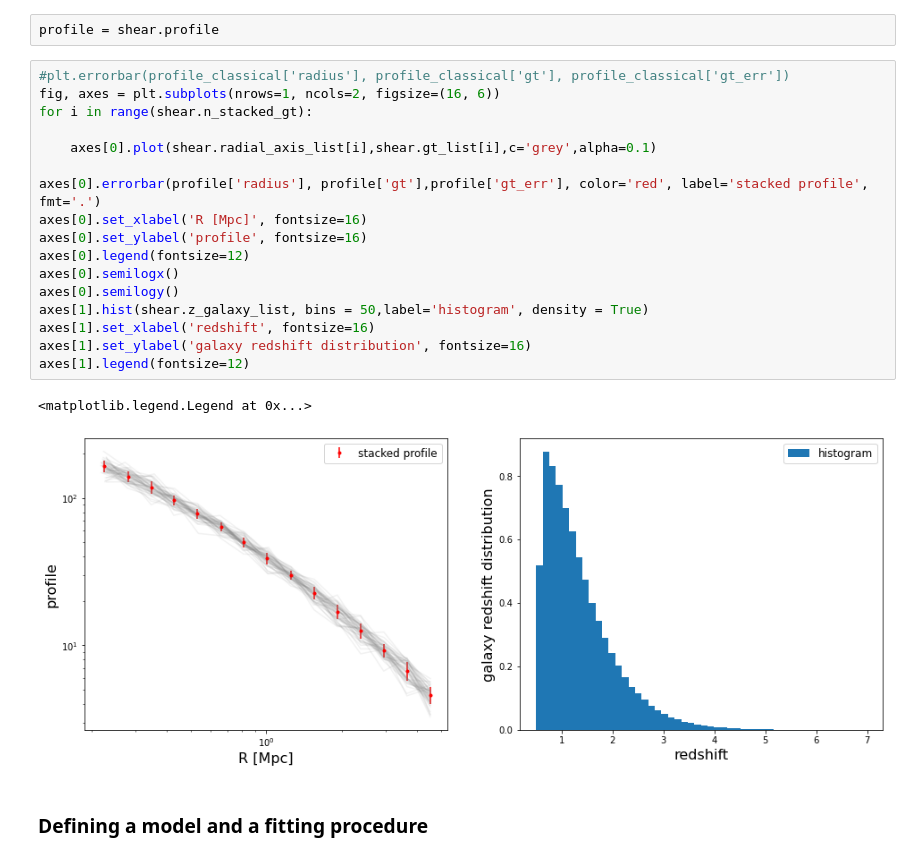
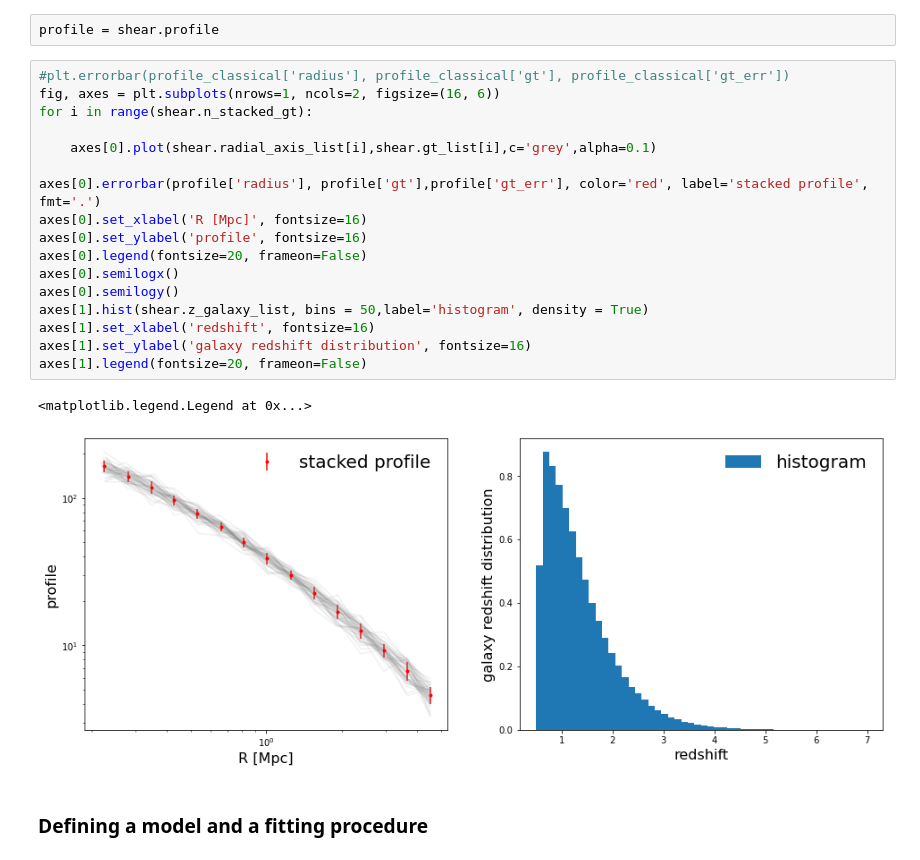
Before and after one commit to payerne/DC2Analysis, a Jupyter notebook: Example_Fit_Halo_Mass_From_Stacked_Profile.ipynb, the cells around one changed output. Cells and saved outputs as stored; diff of their text form.

```diff
--- a/Example_Fit_Halo_Mass_From_Stacked_Profile.ipynb
+++ b/Example_Fit_Halo_Mass_From_Stacked_Profile.ipynb
@@ -79,23 +79,23 @@ profile = shear.profile
 # %%
 #plt.errorbar(profile_classical['radius'], profile_classical['gt'], profile_classical['gt_err'])
 fig, axes = plt.subplots(nrows=1, ncols=2, figsize=(16, 6))
 for i in range(shear.n_stacked_gt):
 
     axes[0].plot(shear.radial_axis_list[i],shear.gt_list[i],c='grey',alpha=0.1)
 
 axes[0].errorbar(profile['radius'], profile['gt'],profile['gt_err'], color='red', label='stacked profile', fmt='.')
 axes[0].set_xlabel('R [Mpc]', fontsize=16)
 axes[0].set_ylabel('profile', fontsize=16)
-axes[0].legend(fontsize=12)
+axes[0].legend(fontsize=20, frameon=False)
 axes[0].semilogx()
 axes[0].semilogy()
 axes[1].hist(shear.z_galaxy_list, bins = 50,label='histogram', density = True)
 axes[1].set_xlabel('redshift', fontsize=16)
 axes[1].set_ylabel('galaxy redshift distribution', fontsize=16)
-axes[1].legend(fontsize=12)
+axes[1].legend(fontsize=20, frameon=False)
 # %% [output]
 <matplotlib.legend.Legend at 0x...>
-[figure, old version]
+[figure, new version]
 # %% [markdown]
 ### Defining a model and a fitting procedure
 # %%
```
Also changed, not shown: parts of 2 cells of this notebook, 1 other file.
